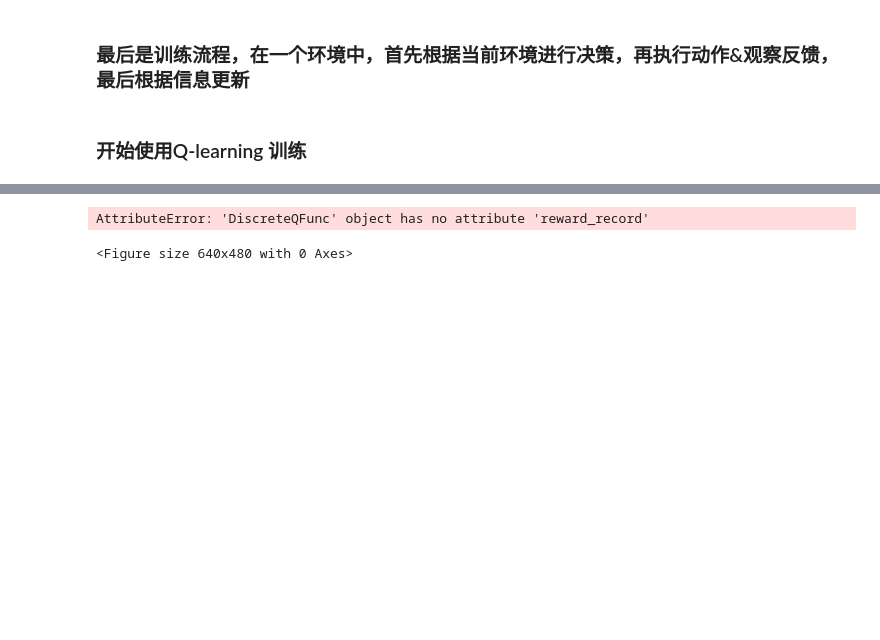
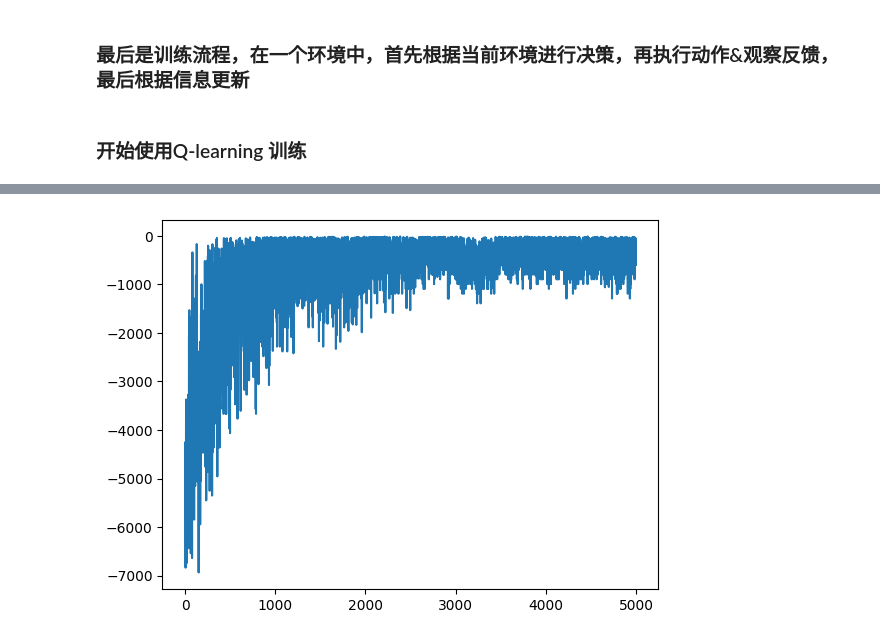
Before and after one commit to hbjzxzx/rf_learning, a Jupyter notebook: q_learning.ipynb, the cells around one changed output, grey strips where cells are left out. Drawn from its saved outputs; the diff is of its cells as text; code cells hidden in the pictures; blank space fills up the shorter version.

Commit message:
feat: finish q-learning train

```diff
--- a/q_learning.ipynb
+++ b/q_learning.ipynb
@@ -57,16 +61,24 @@ Strategy = Callable[[State], ActionProbDistribution]
 
 def to_strategy(f: AbstractQFunc) -> Strategy:
     def _strategy(s: State) -> ActionProbDistribution:
-        return f.get_action_distribute(s)
+        x = f.get_action_distribute(s)
+        e_x = np.exp(x - np.max(x))
+        return e_x / e_x.sum()
+    return _strategy
 
 def to_strategy_epsilon_greedy(f: AbstractQFunc, epsilon: float) -> Strategy:
     def _strategy(s: State) -> ActionProbDistribution:
         # e-greedy 策略
         if np.random.uniform(0, 1) > epsilon:
-            return f.get_action_distribute(s)
+            # 这里选择最优动作（没有随机性）
+            optimal_action = np.argmax(f.get_action_distribute(s))
+            # 创建一个one-hot编码的动作分布
+            action_distribution = np.zeros(f.get_actions_count(), dtype=np.float32)
+            action_distribution[optimal_action] = 1.0
+            return action_distribution
         else:
             # 随机选择动作
-            return np.ones_like(f.get_actions_count(), dtype=np.float32) / f.get_actions_count()
+            return np.ones(f.get_actions_count(), dtype=np.float32) / f.get_actions_count()
     return _strategy
 # %% [markdown]
 ### 最后是训练流程，在一个环境中，首先根据当前环境进行决策，再执行动作&观察反馈，最后根据信息更新
@@ -179,29 +197,38 @@ class Env(AbstractEnv):
 # %% [markdown]
 ### 开始使用Q-learning 训练
 # %%
-from math import sqrt
 
 
 GYM_ENV_NAME = 'CliffWalking-v0'
 _gym_env = gym.make(GYM_ENV_NAME)
 
 action_nums, state_nums = _gym_env.action_space.n, _gym_env.observation_space.n
+print(f'action num: {action_nums}, space num: {state_nums}')
 
-
-TRAIN_EPOCH = 50000
-LEARNING_RATE = 1e-2
+TRAIN_EPOCH = 5000
+# LEARNING_RATE = 1e-2
 GAMMA = 0.9
 # EPSILON_LIST = [1.0 * 1.0/(i+1) for i in range(TRAIN_EPOCH)]
-EPSILON_LIST = [1.0 * 1.0/(i+1) for i in range(TRAIN_EPOCH)]
+# EPSILON_LIST = [0.05 for i in range(TRAIN_EPOCH)]
+START_EPSILON = 1.0
+END_EPSILON = 0.05
+DECAY_RATE = 0.999
+
+EPSILON_LIST = [max(START_EPSILON * (DECAY_RATE ** i), END_EPSILON) for i in range(TRAIN_EPOCH)]
+
+START_ALPHA = 0.5
+END_ALPHA = 0.02
+DECAY_RATE = 0.999
+
+LEARNING_RATE_LIST = [max(START_ALPHA * (DECAY_RATE ** i), END_ALPHA) for i in range(TRAIN_EPOCH)]
+
 
 q_func = DiscreteQFunc(state_nums=state_nums, action_nums=action_nums)
 env = Env(_gym_env)
 q_trainer = QLearningTrainer(
     GAMMA,
-    LEARNING_RATE,
+    LEARNING_RATE_LIST,
     EPSILON_LIST,
     q_func,
     env
 )
-
-q_trainer.train(epoch_cnt=TRAIN_EPOCH, max_steps=100)
@@ -208,11 +243,12 @@ q_trainer.train(epoch_cnt=TRAIN_EPOCH, max_steps=100)
+# %%
+q_trainer.train(epoch_cnt=TRAIN_EPOCH, max_steps=500)
 # %%
 import matplotlib.pyplot as plt
 # 创建一个新的图形
 plt.figure()
 # 绘制折线图
-plt.plot(q_func.reward_record)
+plt.plot(q_trainer.reward_record)
 # 显示图形
 plt.show()
 # %% [output]
-AttributeError: 'DiscreteQFunc' object has no attribute 'reward_record'
-<Figure size 640x480 with 0 Axes>
+[figure, added]
```
Also changed, not shown: parts of 7 cells of this notebook, 3 other files.
